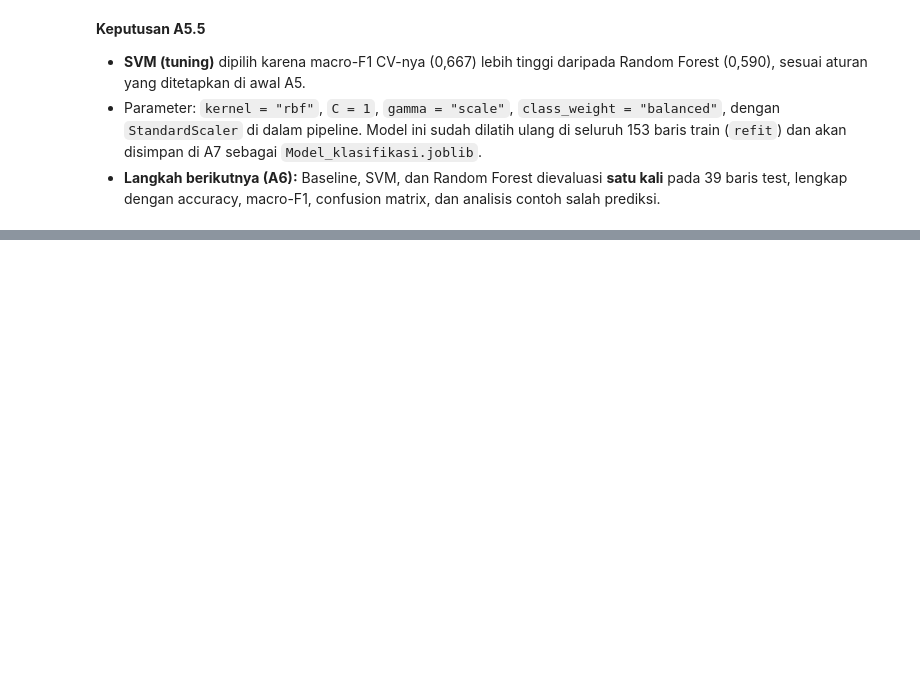
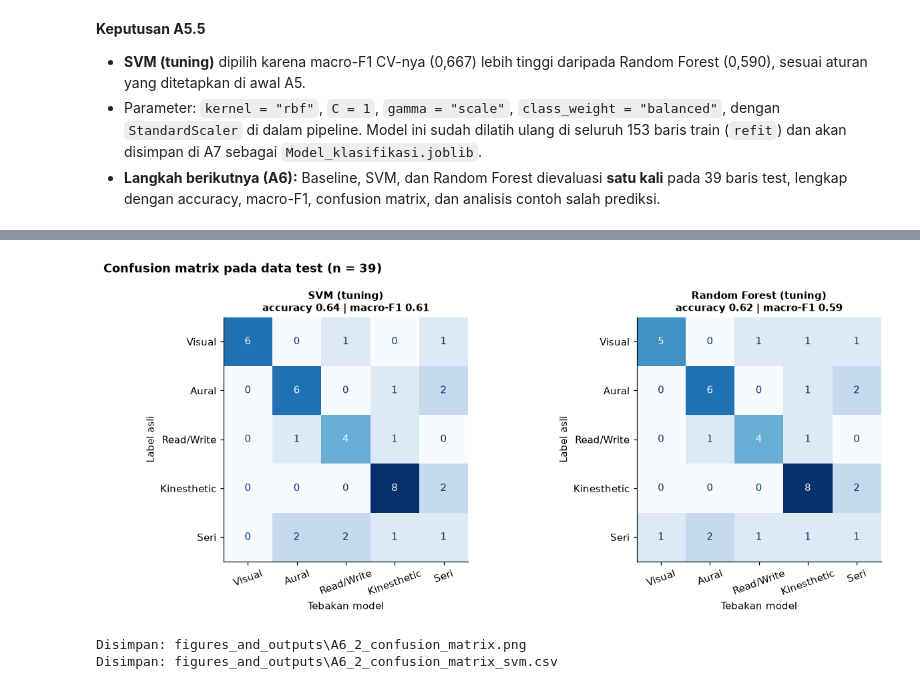
Before and after one commit to edwardchristi4n/machine_learning_final_exam, a Jupyter notebook: notebook/Notebook_A_Klasifikasi.ipynb, the cells around one changed output, grey strips where cells are left out. Cells and saved outputs as stored; diff of their text form; code cells hidden in the pictures; blank space fills up the shorter version.

```diff
--- a/notebook/Notebook_A_Klasifikasi.ipynb
+++ b/notebook/Notebook_A_Klasifikasi.ipynb
@@ -1014,0 +1112,20 @@ Parameter      : {'C': 1, 'class_weight': 'balanced', 'gamma': 'scale', 'kernel'
+# %%
+fig, axes = plt.subplots(1, 2, figsize=(11.5, 5))
+for ax, nama in zip(axes, ["SVM (tuning)", "Random Forest (tuning)"]):
+    cm = confusion_matrix(y_test, pred_test[nama], labels=KELAS)
+    ConfusionMatrixDisplay(cm, display_labels=KELAS).plot(ax=ax, cmap="Blues", colorbar=False)
+    ax.set_title(f"{nama}\naccuracy {hasil_test.loc[nama, 'accuracy test']:.2f} | "
+                 f"macro-F1 {hasil_test.loc[nama, 'macro-F1 test']:.2f}", fontsize=10, fontweight="bold")
+    ax.set_xlabel("Tebakan model"); ax.set_ylabel("Label asli"); ax.grid(False)
+    ax.tick_params(axis="x", labelrotation=20)
+fig.suptitle(f"Confusion matrix pada data test (n = {len(y_test)})", x=0.01, ha="left", fontweight="bold")
+fig.tight_layout()
+simpan_fig(fig, "A6_2_confusion_matrix")
+
+cm_svm = pd.DataFrame(confusion_matrix(y_test, pred_test["SVM (tuning)"], labels=KELAS),
+                      index=[f"asli: {k}" for k in KELAS], columns=[f"tebak: {k}" for k in KELAS])
+simpan_tabel(cm_svm, "A6_2_confusion_matrix_svm")
+# %% [output]
+[figure, added]
+Disimpan: figures_and_outputs\A6_2_confusion_matrix.png
+Disimpan: figures_and_outputs\A6_2_confusion_matrix_svm.csv
```
Also changed, not shown: parts of 29 cells of this notebook, 10 other files.
